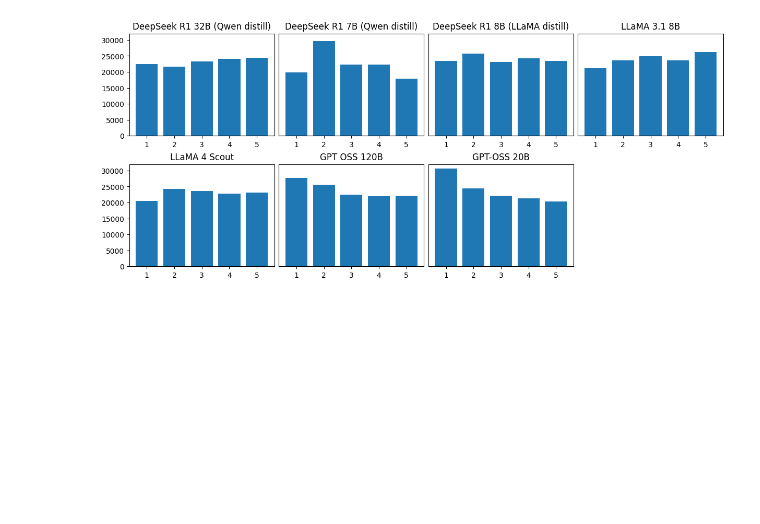
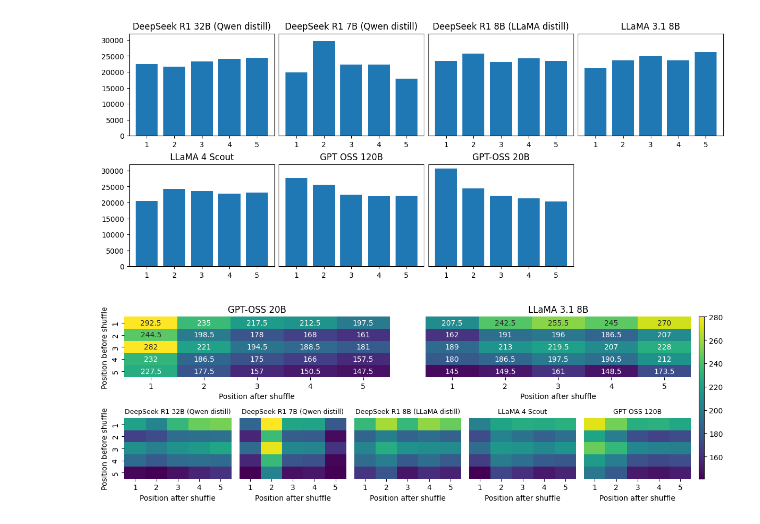
Before and after one commit to GoComputing/Positional-Bias, a Jupyter notebook: notebooks/bias_analysis.ipynb, the cells around one changed output. Cells and saved outputs as stored; diff of their text form; code cells hidden in the pictures; blank space fills up the shorter version.

```diff
--- a/notebooks/bias_analysis.ipynb
+++ b/notebooks/bias_analysis.ipynb
@@ -272,3 +289,78 @@ plt.savefig(f"../figures/all_bias_analysis.pdf", format="pdf", bbox_inches="tigh
 plt.show()
 # %% [output]
 [figure]
+# %%
+import matplotlib.gridspec as gridspec
+
+highlighted_models = ['GPT-OSS 20B', 'LLaMA 3.1 8B']
+other_models = [model for model in models if model not in highlighted_models]
+
+fig = plt.figure(figsize=(12, 4))
+gs = gridspec.GridSpec(2, len(highlighted_models)*len(other_models)+1,
+                       figure=fig, width_ratios=[1]*(len(highlighted_models)*len(other_models)) + [0.1])
+
+# Compute ranges (add an offset to highlight less biased models)
+vmin = min([np.min(data['unshuffled_cm']) for data in cm_set.values()])+40
+vmax = max([np.max(data['unshuffled_cm']) for data in cm_set.values()])-40
+
+# Row 1 (highlighted models)
+highlighted_axs = []
+for i,model in enumerate(highlighted_models):
+    grid_min = i*len(other_models)
+    grid_max = (i+1)*len(other_models)
+    ax = fig.add_subplot(gs[0, grid_min:grid_max])
+    plot_bias_interpretability(
+        cm_set[model]['unshuffled_cm'],
+        cm_set[model]['input_dataset'],
+        cm_set[model]['top_k'],
+        ax,
+        plot_nums=True,
+        ranges=(vmin,vmax),
+        show_y_axis=(i==0),
+        show_colorbar=False
+    )
+    ax.title.set_text(model)
+    highlighted_axs.append(ax)
+
+# Row 2 (rest of models)
+for i,model in enumerate(other_models):
+    # plot_bias_interpretability(plot_nums, show_x_axis=True, show_y_axis=True, ranges=None, show_colorbar=True)
+    ax = fig.add_subplot(gs[1, (i*len(highlighted_models)):((i+1)*len(highlighted_models))])
+    plot_bias_interpretability(
+        cm_set[model]['unshuffled_cm'],
+        cm_set[model]['input_dataset'],
+        cm_set[model]['top_k'],
+        ax,
+        plot_nums=False,
+        ranges=(vmin,vmax),
+        show_y_axis=(i==0),
+        show_colorbar=False
+    )
+    ax.title.set_text(model)
+    ax.title.set_fontsize(9)
+
+# Colorbar
+cax = fig.add_subplot(gs[0:2, -1])
+norm = plt.Normalize(vmin=vmin, vmax=vmax)
+sm = plt.cm.ScalarMappable(cmap="viridis", norm=norm)
+sm.set_array([])  # dummy mappable
+fig.colorbar(sm, cax=cax)
+
+plt.tight_layout()
+
+# Add margin to first row
+margin = 0.05
+for i,ax in enumerate(highlighted_axs):
+    pos = ax.get_position()
+    if i == 0:
+        x_offset = 0
+    elif i == len(highlighted_axs)-1:
+        x_offset = margin/2.3
+    else:
+        x_offset = margin/2.3
+    ax.set_position([pos.x0+x_offset, pos.y0, pos.width*(1-margin), pos.height])
+
+plt.savefig(f"../figures/all_bias_analysis.pdf", format="pdf", bbox_inches="tight")
+plt.show()
+# %% [output]
+[figure, added]
```
Also changed, not shown: parts of 3 cells of this notebook.
